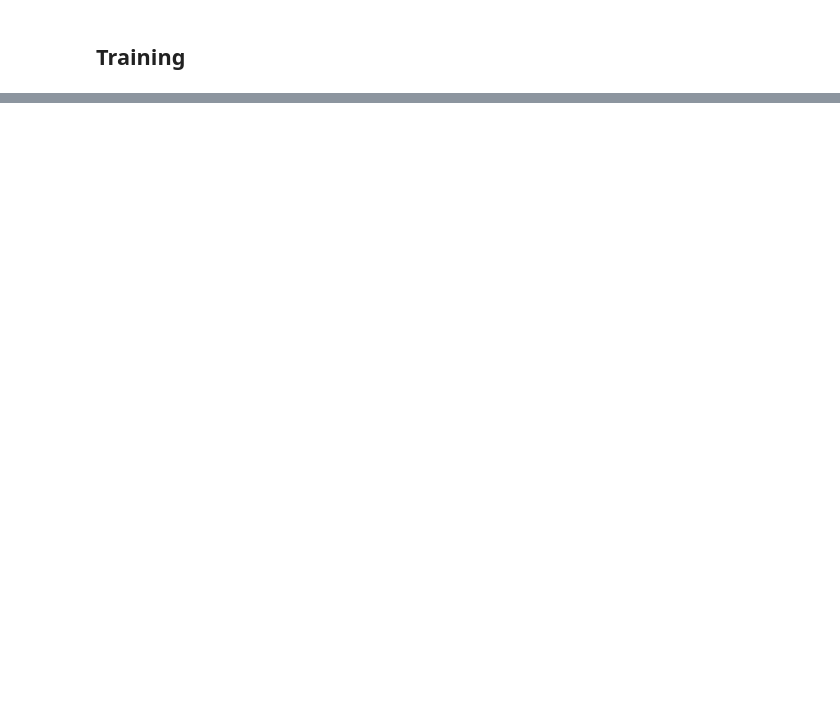
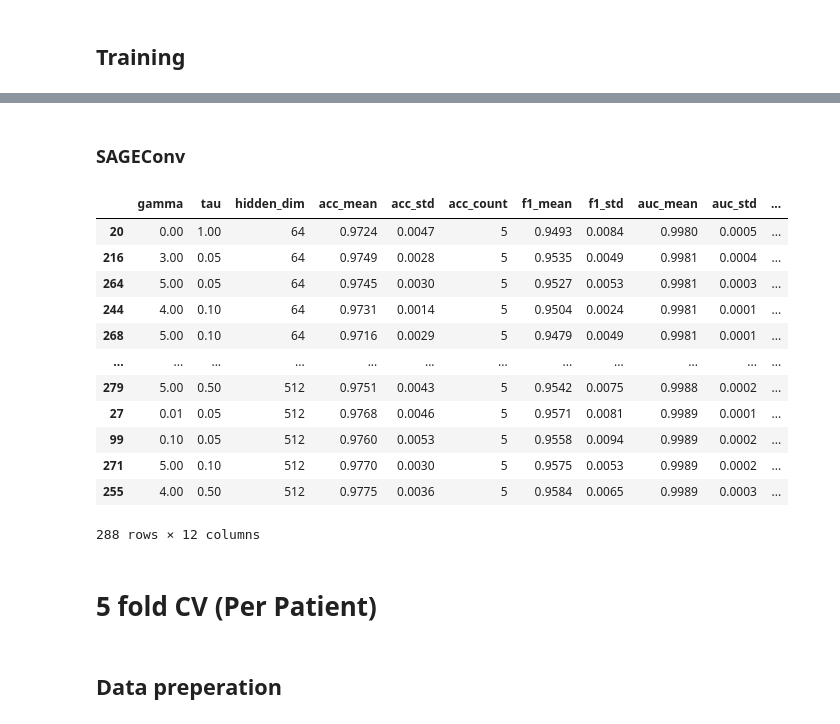
Before and after one commit to loooooooopi/scMeta, a Jupyter notebook: Reproducibility/scMeta_5foldCV.ipynb, the cells around one changed output, grey strips where cells are left out. Drawn from its saved outputs; the diff is of its cells as text; code cells hidden in the pictures; blank space fills up the shorter version.

```diff
--- a/Reproducibility/scMeta_5foldCV.ipynb
+++ b/Reproducibility/scMeta_5foldCV.ipynb
@@ -570,0 +653,22 @@ for gamma in all_results.keys():
+# %% [markdown]
+### SAGEConv
+# %%
+pd.read_csv('/scratch/gilbreth/wang3712/Metastasis_single_cell/_SAGEConv//summary_statistics.csv').sort_values(by='auc_mean')
+# %% [output]
+|  | gamma | tau | hidden_dim | acc_mean | acc_std | acc_count | f1_mean | f1_std | auc_mean | auc_std | ... |
+| 20 | 0.00 | 1.00 | 64 | 0.9724 | 0.0047 | 5 | 0.9493 | 0.0084 | 0.9980 | 0.0005 | ... |
+| 216 | 3.00 | 0.05 | 64 | 0.9749 | 0.0028 | 5 | 0.9535 | 0.0049 | 0.9981 | 0.0004 | ... |
+| 264 | 5.00 | 0.05 | 64 | 0.9745 | 0.0030 | 5 | 0.9527 | 0.0053 | 0.9981 | 0.0003 | ... |
+| 244 | 4.00 | 0.10 | 64 | 0.9731 | 0.0014 | 5 | 0.9504 | 0.0024 | 0.9981 | 0.0001 | ... |
+| 268 | 5.00 | 0.10 | 64 | 0.9716 | 0.0029 | 5 | 0.9479 | 0.0049 | 0.9981 | 0.0001 | ... |
+| ... | ... | ... | ... | ... | ... | ... | ... | ... | ... | ... | ... |
+| 279 | 5.00 | 0.50 | 512 | 0.9751 | 0.0043 | 5 | 0.9542 | 0.0075 | 0.9988 | 0.0002 | ... |
+| 27 | 0.01 | 0.05 | 512 | 0.9768 | 0.0046 | 5 | 0.9571 | 0.0081 | 0.9989 | 0.0001 | ... |
+| 99 | 0.10 | 0.05 | 512 | 0.9760 | 0.0053 | 5 | 0.9558 | 0.0094 | 0.9989 | 0.0002 | ... |
+| 271 | 5.00 | 0.10 | 512 | 0.9770 | 0.0030 | 5 | 0.9575 | 0.0053 | 0.9989 | 0.0002 | ... |
+| 255 | 4.00 | 0.50 | 512 | 0.9775 | 0.0036 | 5 | 0.9584 | 0.0065 | 0.9989 | 0.0003 | ... |
+288 rows × 12 columns
+# %% [markdown]
+# 5 fold CV (Per Patient)
+# %% [markdown]
+## Data preperation
```
Also changed, not shown: parts of 40 cells of this notebook, 3 other files.
